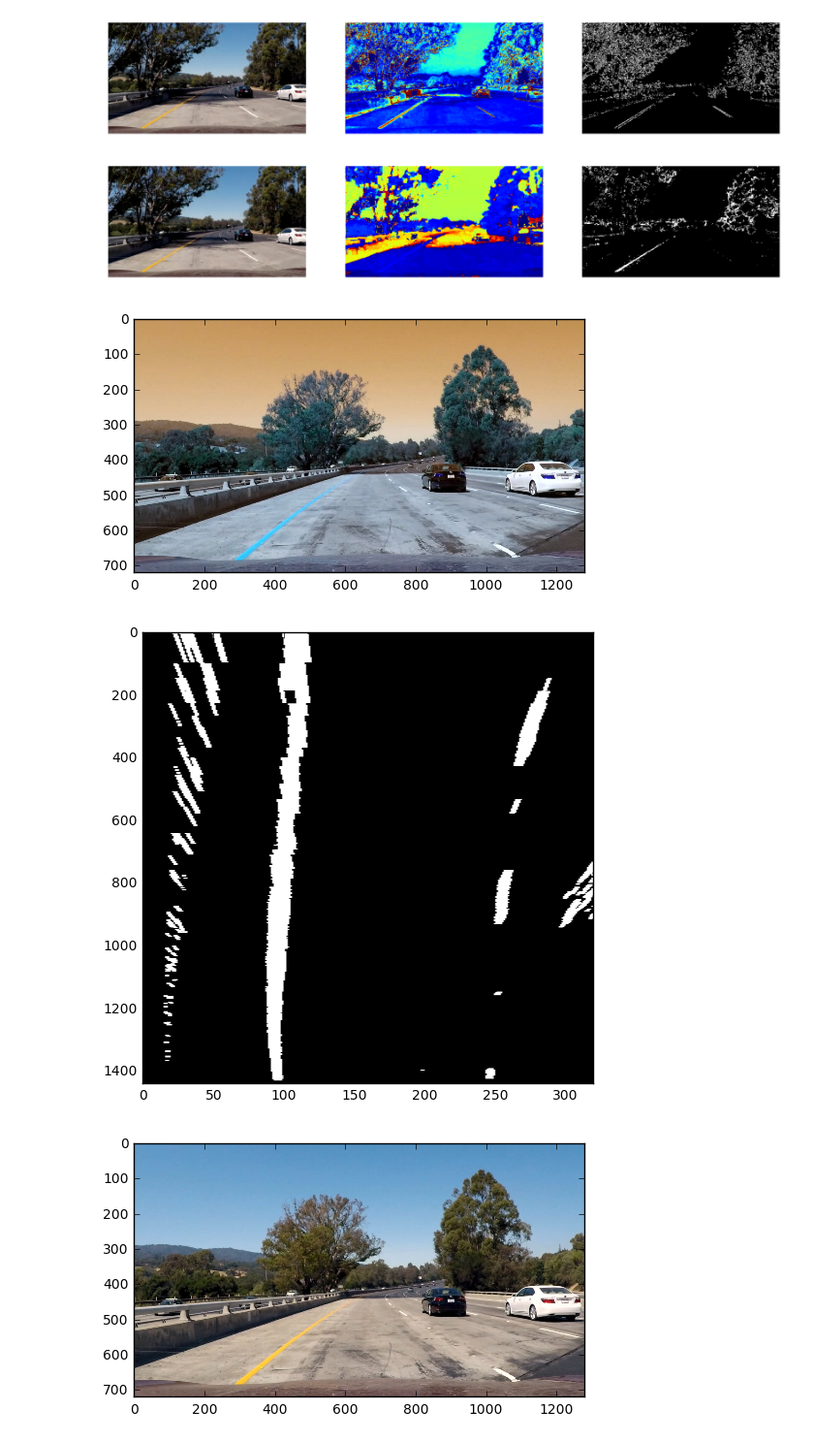
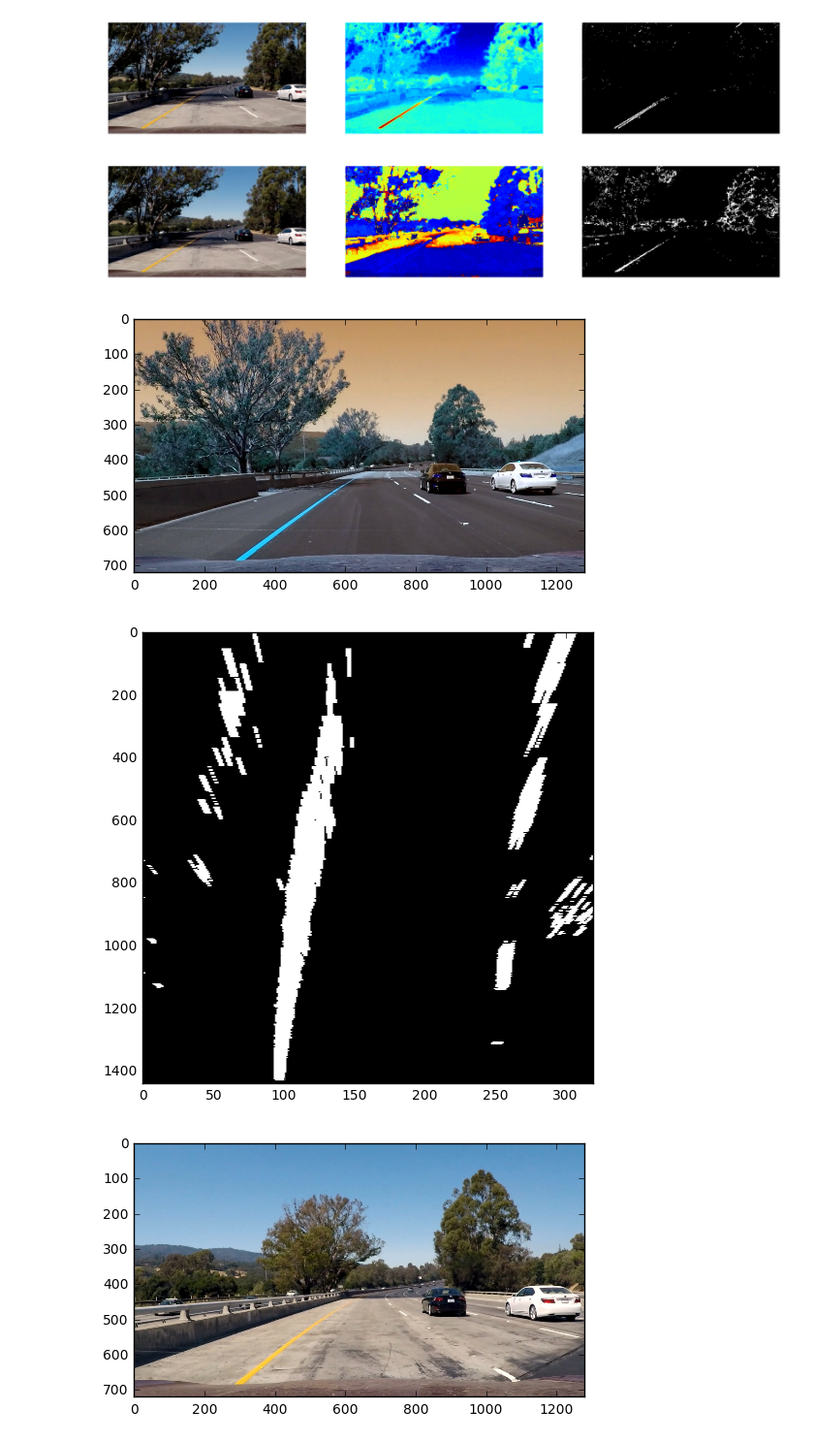
Before and after one commit to eigendreams/CarND-Advanced-Lane-Lines, a Jupyter notebook: baseNotebook.ipynb, the cells around one changed output. Shown at 97% size. Saved outputs shown, nothing was run; the diff lists cells and outputs as text; code cells hidden in the pictures.

```diff
--- a/baseNotebook.ipynb
+++ b/baseNotebook.ipynb
@@ -197,9 +197,9 @@ def sobel_detect(img, sobel_kernel=3, thresh=(10, 255), dir_thresh=(0, np.pi/2),
 def sobel_test(image):
     return sobel_detect(image, sobel_kernel=5, thresh=(40,255), dir_thresh=(0.78,2.35), mag_thresh=(50,255))
 
-testFunc('test_images/test5.jpg', sobel_test, colorspace='s')
+testFunc('test_images/test5.jpg', sobel_test, colorspace='b')
 # %% [output]
-[figure, old version]
+[figure, new version]
 # %%
 def range_select(img, thresh=(0, 255)):
 
@@ -230,6 +230,30 @@ def pipeline(img):
     rangedh = range_select(colorSpace(image, 'h'), thresh=(30, 50))
     rangedr = range_select(colorSpace(image, 'red'), thresh=(225, 255))
 
+    """
+    plt.figure(figsize=(16,16))
+    plt.imshow(sobelr, cmap='gray')
+    plt.show()
+    plt.figure(figsize=(16,16))
+    plt.imshow(sobels, cmap='gray')
+    plt.show()
+    plt.figure(figsize=(16,16))
+    plt.imshow(sobelb, cmap='gray')
+    plt.show()
+    plt.figure(figsize=(16,16))
+    plt.imshow(rangeds, cmap='gray')
+    plt.show()
+    plt.figure(figsize=(16,16))
+    plt.imshow(rangedb, cmap='gray')
+    plt.show()
+    plt.figure(figsize=(16,16))
+    plt.imshow(rangedh, cmap='gray')
+    plt.show()
+    plt.figure(figsize=(16,16))
+    plt.imshow(rangedr, cmap='gray')
+    plt.show()
+    """
+
     combined = np.zeros_like(dir_binary)
     combined[(sobelr == 1) | (sobels == 1) | (sobelb == 1) | (rangeds == 1) | (rangedb == 1) | (rangedr == 1) | (rangedh == 1)] = 1
 
@@ -274,17 +298,17 @@ def transform(image, erode=1):
 
     return opening
 # %%
-image = cv2.imread('test_images/test1.jpg')
+image = cv2.imread('test_images/test6.jpg')
 plt.imshow(image)
 plt.show()
 procimg = pipeline(image)
 warped = transform(procimg, 0)
 plt.figure(figsize=(6,6))
 plt.imshow(warped, cmap='gray', aspect='auto')
 plt.show()
 # %% [output]
-[figure, old version]
+[figure, new version]
-[figure, old version]
+[figure, new version]
 # %%
 from sklearn.cluster import DBSCAN
 from sklearn.datasets.samples_generator import make_blobs
```
